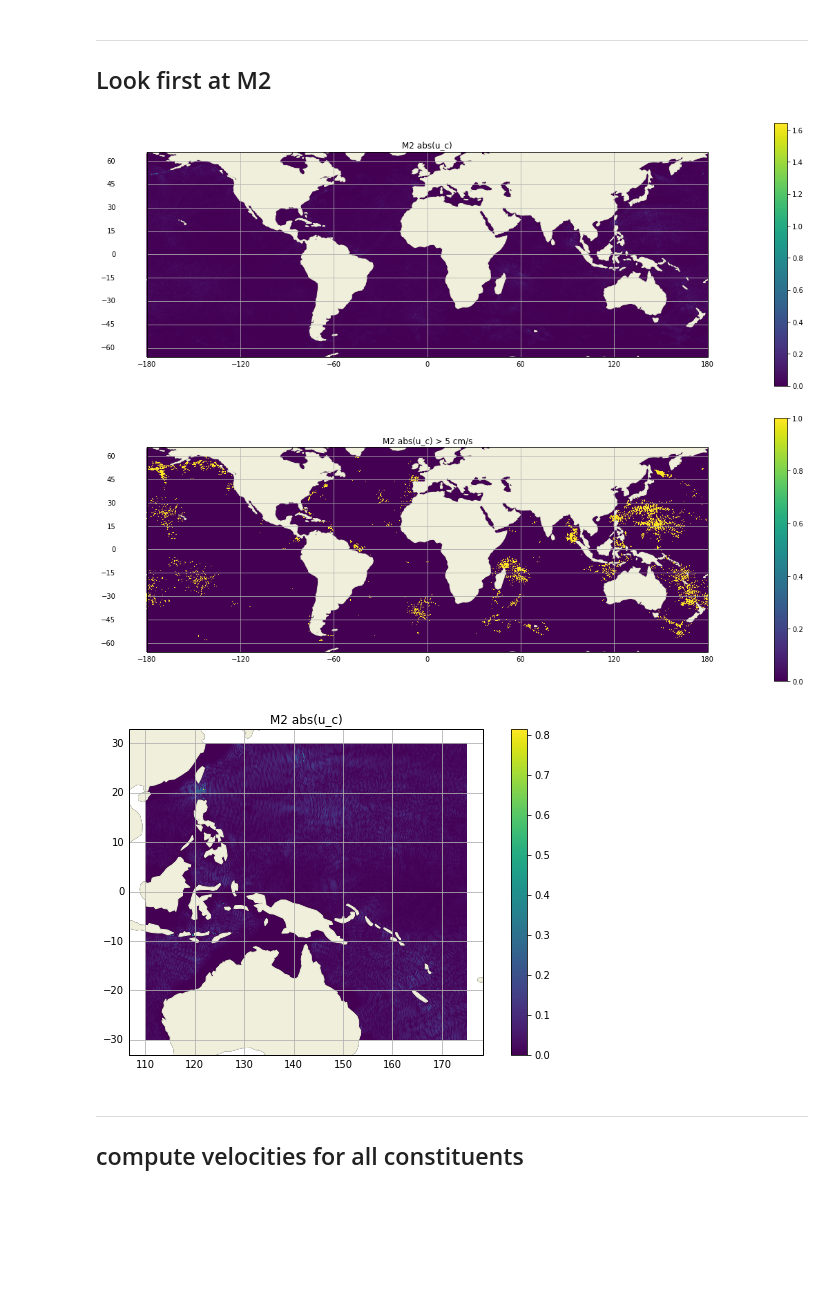
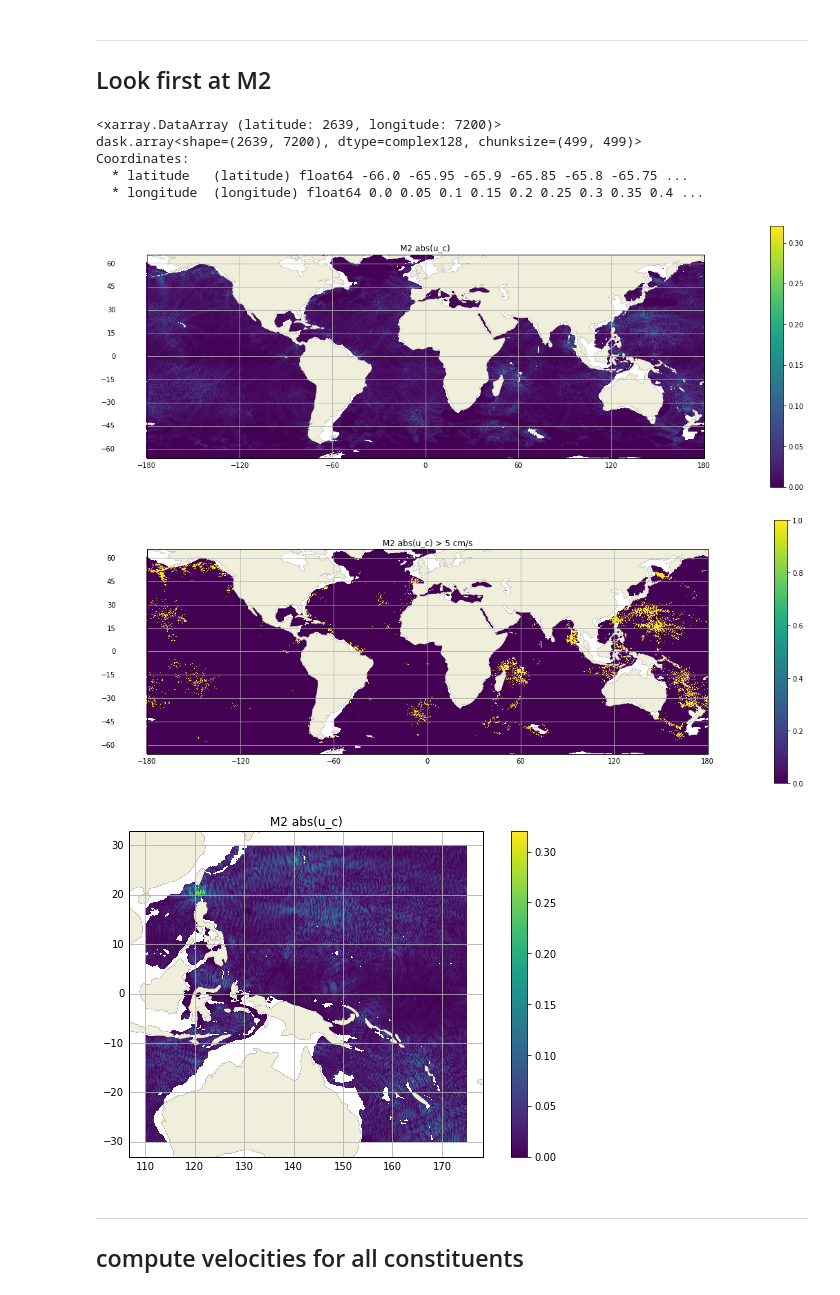
Before and after one commit to apatlpo/iwave_sst, a Jupyter notebook: tides/hret_ssh_uv.ipynb, the cells around one changed output. Drawn from its saved outputs; the diff is of its cells as text; code cells hidden in the pictures; blank space fills up the shorter version.

```diff
--- a/tides/hret_ssh_uv.ipynb
+++ b/tides/hret_ssh_uv.ipynb
@@ -59,7 +59,7 @@ M2 omega=1.405189e-04 rad/s, 1.932 cpd
 S2 omega=1.454441e-04 rad/s, 2.000 cpd
 # %%
 # load bathymetry and a minimum water for analysis
-#h = load_bathy()
+h = load_bathy(lon=hret.longitude, lat=hret.latitude)
 hc=1000. # locations with depth lower than hc are not considered in statistics
 # %% [markdown]
 ---
@@ -183,13 +183,20 @@ f = 2*omega['K1']*cpd*np.sin(np.pi/180.*hret['latitude'])
 cst = 'M2'
 detadx_c, detady_c = grad(ri2c(hret[cst+'re'],hret[cst+'im']))
 u_c, v_c = mom_inv(detadx_c, detady_c, f, omega[cst]*cpd)
+print(u_c)
+# %% [output]
+<xarray.DataArray (latitude: 2639, longitude: 7200)>
+dask.array<shape=(2639, 7200), dtype=complex128, chunksize=(499, 499)>
+Coordinates:
+  * latitude   (latitude) float64 -66.0 -65.95 -65.9 -65.85 -65.8 -65.75 ...
+  * longitude  (longitude) float64 0.0 0.05 0.1 0.15 0.2 0.25 0.3 0.35 0.4 ...
 # %%
 fig = plt.figure(figsize=(20,7))
 ax = fig.add_subplot(111, projection=crs)
 #
 toplt = np.abs(u_c)
 #toplt = toplt.where(toplt<1.) # mask values larger than 1 m/s
-#toplt = toplt.where(h>hc)
+toplt = toplt.where(h>hc)
 toplt.plot()
 ax.set_title(cst+' abs(u_c)')
 gl=ax.gridlines(crs=crs, draw_labels=True)
@@ -199,14 +206,14 @@ ax.coastlines()
 ax.add_feature(cartopy.feature.LAND)
 plt.show()
 # %% [output]
-[figure, old version]
+[figure, new version]
 # %%
 # map values above >10cm/s
 toplt = np.abs(u_c)
 threshold=.05
-#toplt = toplt.where(h>hc)
-toplt = toplt.where(toplt<threshold,other=1.)
-toplt = toplt.where(toplt>=threshold,other=0.)
+toplt = toplt.where(toplt<threshold, other=1.)
+toplt = toplt.where(toplt>=threshold, other=0.)
+toplt = toplt.where(h>hc)
 
 fig = plt.figure(figsize=(20,7))
 ax = fig.add_subplot(111, projection=crs)
@@ -220,26 +227,26 @@ ax.coastlines()
 ax.add_feature(cartopy.feature.LAND)
 plt.show()
 # %% [output]
-[figure, old version]
+[figure, new version]
 # %%
 # zoom
 fig = plt.figure(figsize=(10,6))
 ax = fig.add_subplot(111, projection=crs)
 #
 toplt = np.abs(u_c)
 #toplt = toplt.where(np.abs(toplt)<1.) # mask values larger than 1 m/s
-#toplt = toplt.where(h>hc)
+toplt = toplt.where(h>hc)
 toplt = toplt.sel(longitude=slice(110.,175.),latitude=slice(-30.,30.))
 toplt.plot()
 ax.set_title(cst+' abs(u_c)')
 gl=ax.gridlines(crs=crs, draw_labels=True)
 gl.xlabels_top = False
 gl.ylabels_right = False
 ax.coastlines()
 ax.add_feature(cartopy.feature.LAND)
 plt.show()
 # %% [output]
-[figure, old version]
+[figure, new version]
 # %% [markdown]
 ---
 
```
Also changed, not shown: parts of 9 cells of this notebook, 1 other file.
